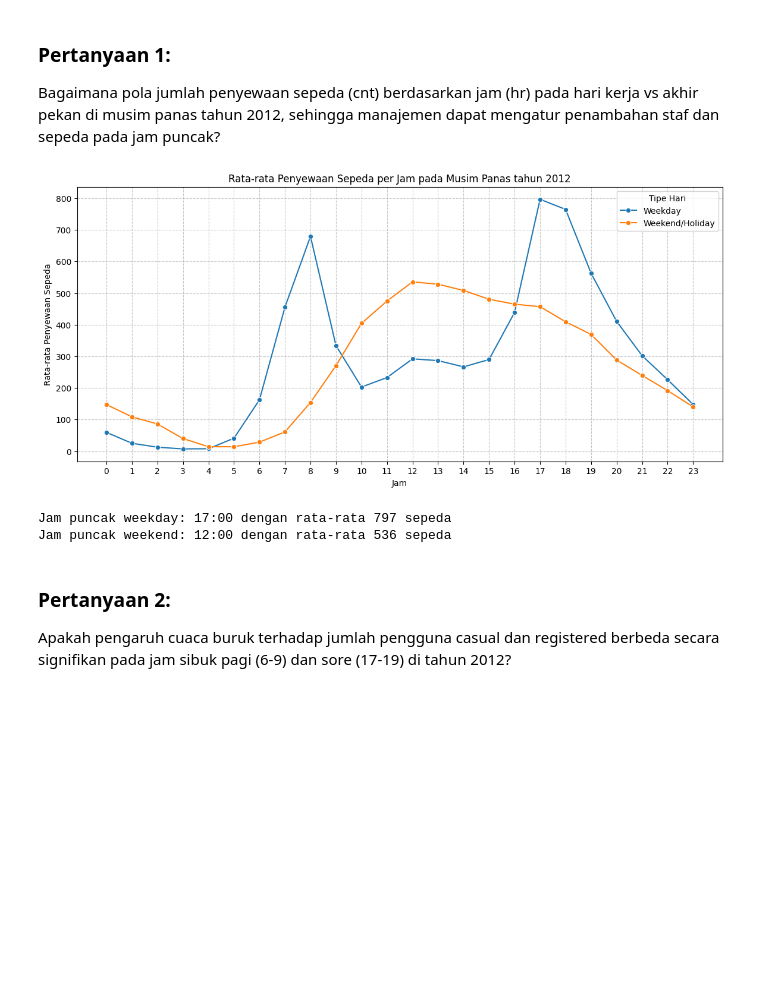
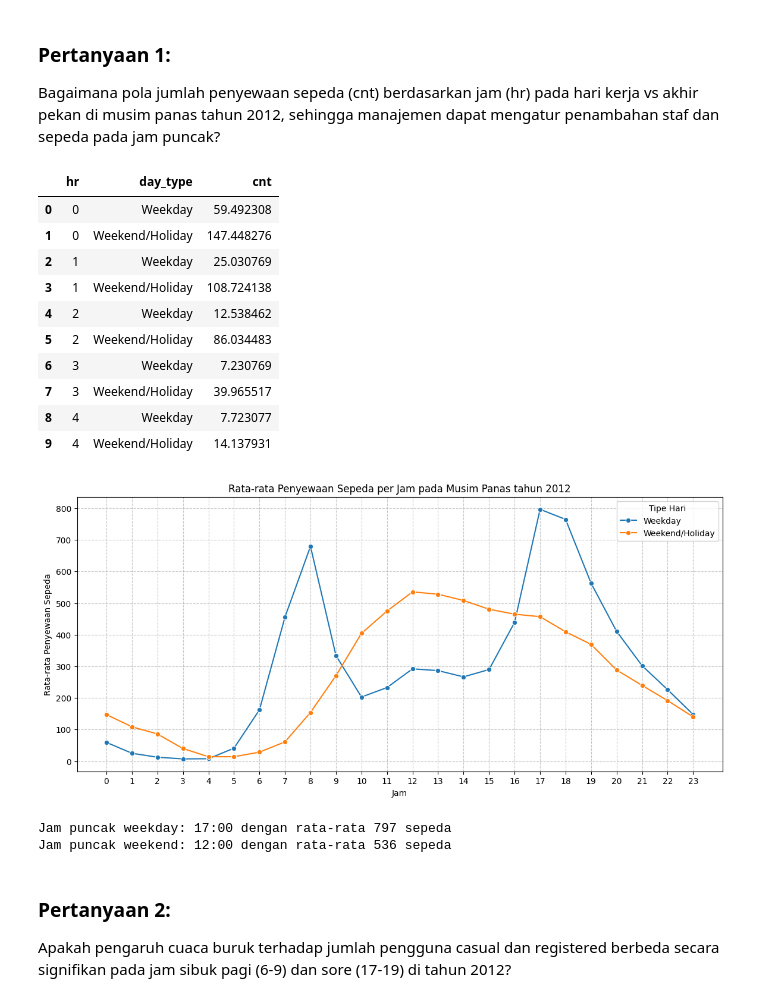
Before and after one commit to farizali04/submission_dicoding, a Jupyter notebook: Salinan_dari_Proyek_Analisis_Data_CDC_30_Fariz_Ali_CDCC525D6Y0287.ipynb, the cells around one changed output. Drawn from its saved outputs; the diff is of its cells as text; code cells hidden in the pictures; blank space fills up the shorter version.

```diff
--- a/Salinan_dari_Proyek_Analisis_Data_CDC_30_Fariz_Ali_CDCC525D6Y0287.ipynb
+++ b/Salinan_dari_Proyek_Analisis_Data_CDC_30_Fariz_Ali_CDCC525D6Y0287.ipynb
@@ -299,33 +298,45 @@ df_2012_summer = df_clean[(df_clean['yr'] == 1) & (df_clean['season'] == 3)].cop
 
 # Membuat mapping untuk workingday : 0 = Weekend/Holiday, 1 = Weekday
 df_2012_summer['day_type'] = df_2012_summer['workingday'].map({0 : 'Weekend/Holiday', 1 : 'Weekday'})
 
 # Agregasi rata-rata cnt per jam dan tipe hari
 hourly_avg = df_2012_summer.groupby(['hr', 'day_type'])['cnt'].mean().reset_index()
+display(hourly_avg.head(10))
 
 # Visualiasi 1 : Line Plot untuk pola Jam sibuk
 plt.figure(figsize=(14, 6))
 sns.lineplot(data = hourly_avg, x='hr', y='cnt', hue='day_type', marker='o')
 plt.title('Rata-rata Penyewaan Sepeda per Jam pada Musim Panas tahun 2012')
 plt.xlabel('Jam')
 plt.ylabel('Rata-rata Penyewaan Sepeda')
 plt.xticks(range(0, 24))
 plt.grid(True, linestyle='--', alpha=0.7)
 plt.legend(title='Tipe Hari')
 plt.show()
 
 # Identifikasi Jam Puncak pada Weekday
 weekday_data = hourly_avg[hourly_avg['day_type'] == 'Weekday']
 peak_weekday = weekday_data.loc[weekday_data['cnt'].idxmax()]
 
 # Identifikasi Jam Puncak pada Weekend/Holiday
 weekend_data = hourly_avg[hourly_avg['day_type'] == 'Weekend/Holiday']
 peak_weekend = weekend_data.loc[weekend_data['cnt'].idxmax()]
 
 # Print
 print(f"\nJam puncak weekday: {peak_weekday['hr']}:00 dengan rata-rata {peak_weekday['cnt']:.0f} sepeda")
 print(f"Jam puncak weekend: {peak_weekend['hr']}:00 dengan rata-rata {peak_weekend['cnt']:.0f} sepeda")
 # %% [output]
+|  | hr | day_type | cnt |
+| 0 | 0 | Weekday | 59.492308 |
+| 1 | 0 | Weekend/Holiday | 147.448276 |
+| 2 | 1 | Weekday | 25.030769 |
+| 3 | 1 | Weekend/Holiday | 108.724138 |
+| 4 | 2 | Weekday | 12.538462 |
+| 5 | 2 | Weekend/Holiday | 86.034483 |
+| 6 | 3 | Weekday | 7.230769 |
+| 7 | 3 | Weekend/Holiday | 39.965517 |
+| 8 | 4 | Weekday | 7.723077 |
+| 9 | 4 | Weekend/Holiday | 14.137931 |
 [figure]
 Jam puncak weekday: 17:00 dengan rata-rata 797 sepeda
 Jam puncak weekend: 12:00 dengan rata-rata 536 sepeda
```
Also changed, not shown: parts of 2 cells of this notebook, 1 other file.
